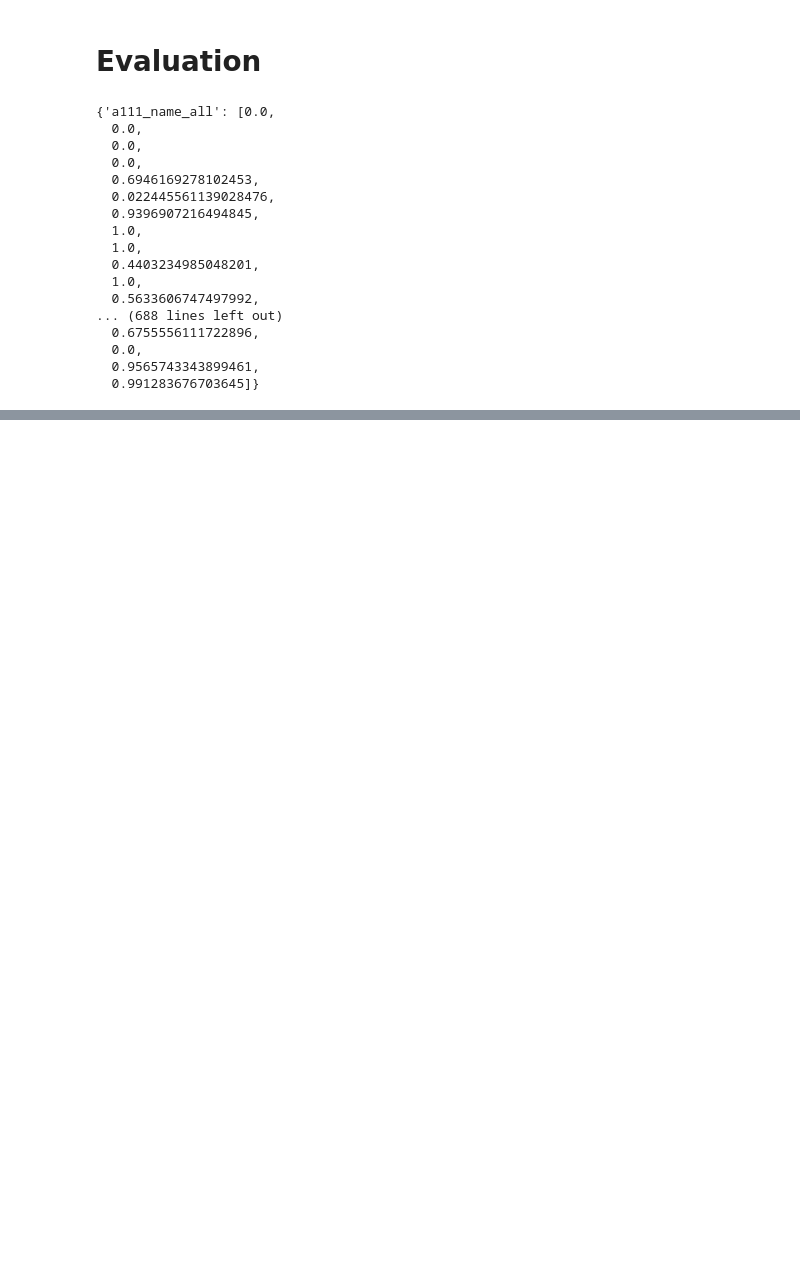
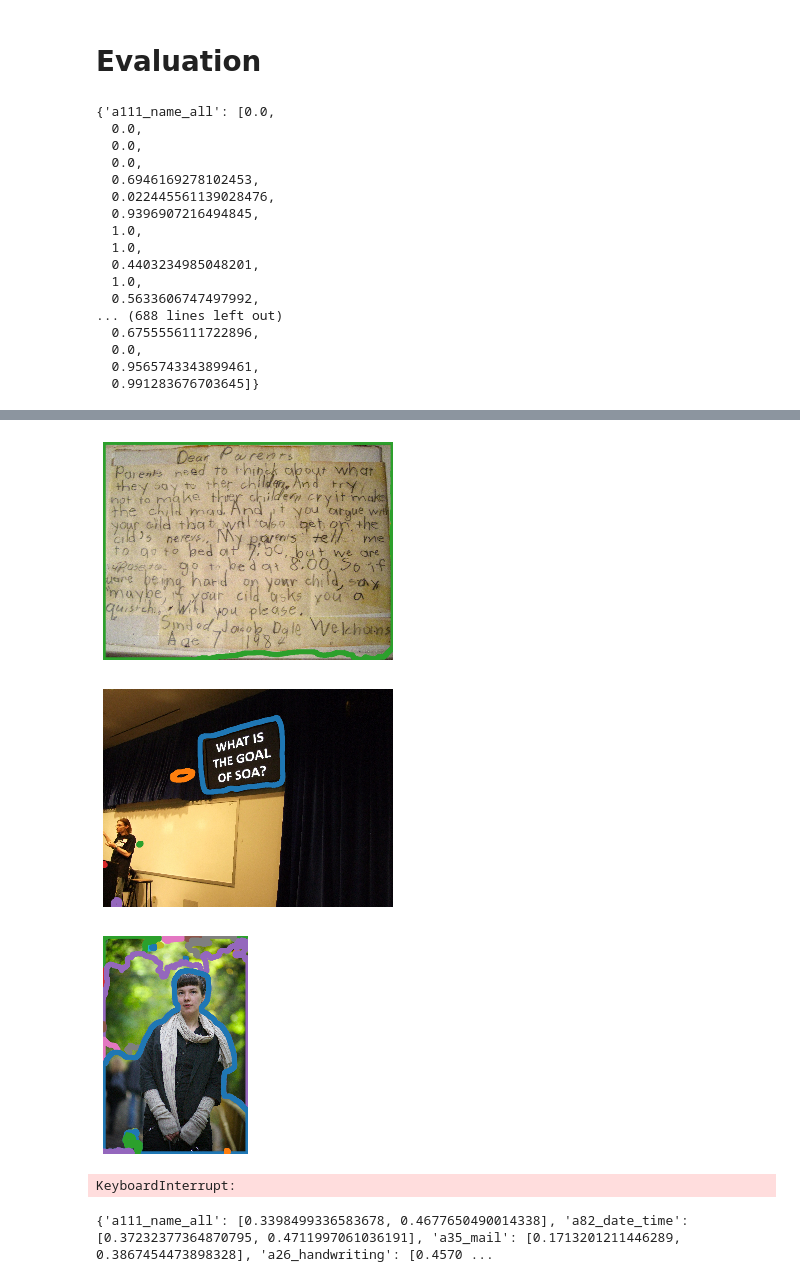
Before and after one commit to agathe-balayn/man_machine_image_privatisation, a Jupyter notebook: test_pipeline_automatic_obfuscation.ipynb, the cells around one changed output, grey strips where cells are left out. Saved outputs shown, nothing was run; the diff lists cells and outputs as text; code cells hidden in the pictures; blank space fills up the shorter version.

```diff
--- a/test_pipeline_automatic_obfuscation.ipynb
+++ b/test_pipeline_automatic_obfuscation.ipynb
@@ -380,4 +485,5 @@ Processing image nb 208 ..\dataset_images\2017_99220010.jpg
 # %%
+"""
 # And one list with the ground truth elements.
 
 
@@ -407,5 +513,6 @@ for input_image_file in pathlist:
     nb_image += 1
     print("Processing image nb", str(nb_image), input_image_file)
     if nb_image >= 0:
-        list_GT_infos.append(list(set(getGroundTruthLabel(input_image_file, ground_truth_file))))
+        list_GT_infos.append(list(set(getGroundTruthLabel(input_image_file, ground_truth_file)))
+"""
 # %% [output]
@@ -543,0 +1002,16 @@ print(len(rules), len(filtered_rules))
+# %%
+# Get the evaluation data with their encoding for rules.
+list_semantic_file = "eval_semantic_seg_info.json"
+list_scene_file = "eval_scene_info.json"
+list_OCR_file = "eval_OCR_info.json"
+
+list_semantic = openJsonInputs(list_semantic_file)
+list_scene = openJsonInputs(list_scene_file)
+list_OCR = openJsonInputs(list_OCR_file)
+
+
+all_element_semantic, all_element_scene, all_element_OCR, \
+        dataset_semantic, dataset_scene, dataset_OCR = \
+        createListsForDatasetsEvaluation(list_semantic, list_scene, list_OCR)
+eval_dictionary_of_datasets = createDatasetAssociationsForEvaluation(all_element_semantic, all_element_scene, all_element_OCR, \
+        dataset_semantic, dataset_scene, dataset_OCR) # dataset_semantic_unique, dataset_scene_unique, dataset_OCR_unique, \
@@ -543,0 +1078,44 @@ print(len(rules), len(filtered_rules))
+# %%
+# Apply the rules.
+rules_func = dataFrameRulesToMapping(d, dictionary_of_datasets["semantic_scene_GT"]["not_in_consequents"])
+# Type of data used for rules.
+data_names = "semantic_scene"
+list_poly_to_obfuscate = rules_func(eval_dictionary_of_datasets[data_names]["data"], 0.0)
+
+# Save the outputs.
+# Save the polygons
+image_folder = "../dataset_images"
+
+file_path_saving = "mined_" + data_names + "_200"
+if not os.path.exists(file_path_saving):
+    os.makedirs(file_path_saving)
+with open("list_eval_images.json") as json_file:
+    list_images = json.load(json_file)
+
+
+for image_name, polys in zip(list_images, list_poly_to_obfuscate):
+    polys = list(filter(lambda a: a != None, polys))
+    polys_clean = []
+    for poly in polys:
+        if poly.type == "Polygon":
+            polys_clean.append(poly)
+    polys = polys_clean  #points[points.geometry.type == 'Point']
+
+    # Post-process the final polygons
+    if len(polys) > 1:
+        polys_to_obfuscate_final = image_u.post_process_polygons(polys)
+    else:
+        polys_to_obfuscate_final = polys
+    image_u.save_polygons(file_path_saving + ".json", polys_to_obfuscate_final, Path(image_name).stem )
+    # Save the images
+    # Prediction polygons
+
+    save_file = Path(file_path_saving + "/") / (Path(image_name).stem + ".png")
+    input_image_file = Path(image_folder + "/" + image_name)
+    #printPolygons(input_image_file, polys_to_obfuscate, save_file)
+    image_u.printPolygons(input_image_file, polys_to_obfuscate_final, save_file)
+# %% [output]
+[figure, added]
+[figure, added]
+[figure, added]
+KeyboardInterrupt:
@@ -543,0 +1141,4 @@ print(len(rules), len(filtered_rules))
+# %%
+print(eval_u.aggregateResultsPrivacyElement(rate_obuscation_per_privacy_element))
+# %% [output]
+{'a111_name_all': [0.3398499336583678, 0.4677650490014338], 'a82_date_time': [0.37232377364870795, 0.4711997061036191], 'a35_mail': [0.1713201211446289, 0.3867454473898328], 'a26_handwriting': [0.4570 ...
```
Also changed, not shown: parts of 55 cells of this notebook, 7 other files.
